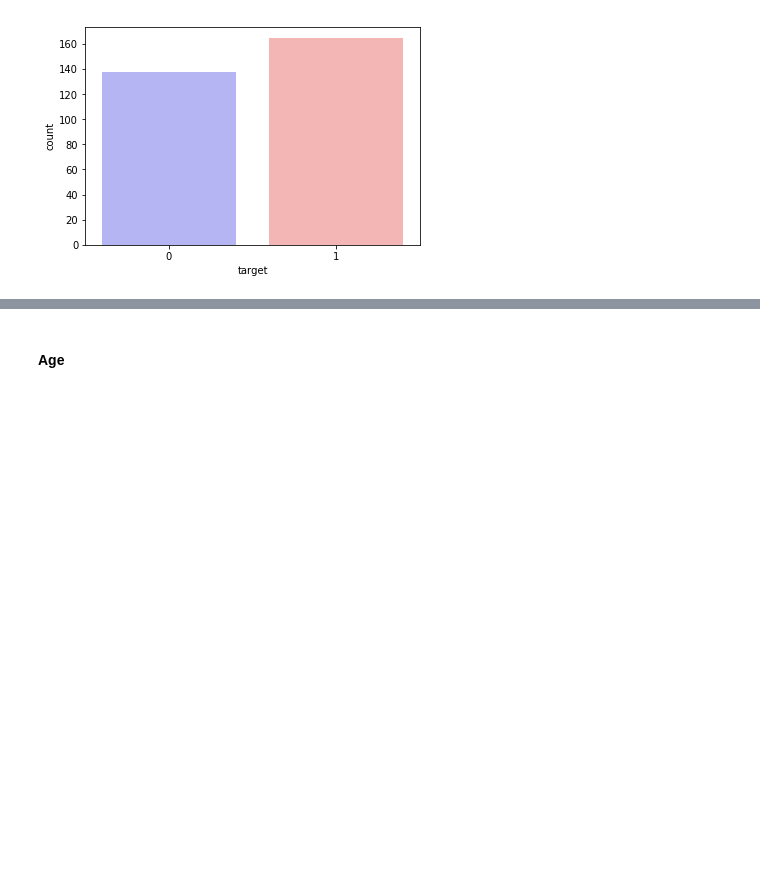
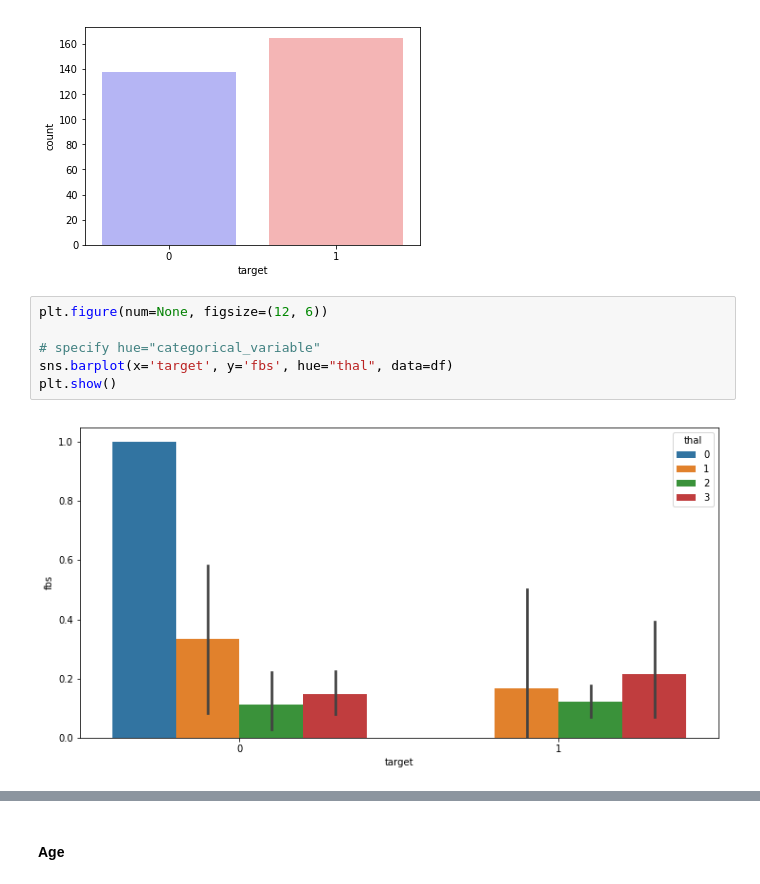
Before and after one commit to rajeshjnv/what-causes-heart-disease, a Jupyter notebook: heart-disease-exploration-ml-prediction.ipynb, the cells around one changed output, grey strips where cells are left out. Cells and saved outputs as stored; diff of their text form; blank space fills up the shorter version.

```diff
--- a/heart-disease-exploration-ml-prediction.ipynb
+++ b/heart-disease-exploration-ml-prediction.ipynb
@@ -140,3 +152,11 @@ sns.countplot(x="target", data=df, palette="bwr")
 plt.show()
 # %% [output]
 [figure]
+# %%
+plt.figure(num=None, figsize=(12, 6))
+
+# specify hue="categorical_variable"
+sns.barplot(x='target', y='fbs', hue="thal", data=df)
+plt.show()
+# %% [output]
+[figure, added]
```
Also changed, not shown: parts of 14 cells of this notebook, 1 other file.
